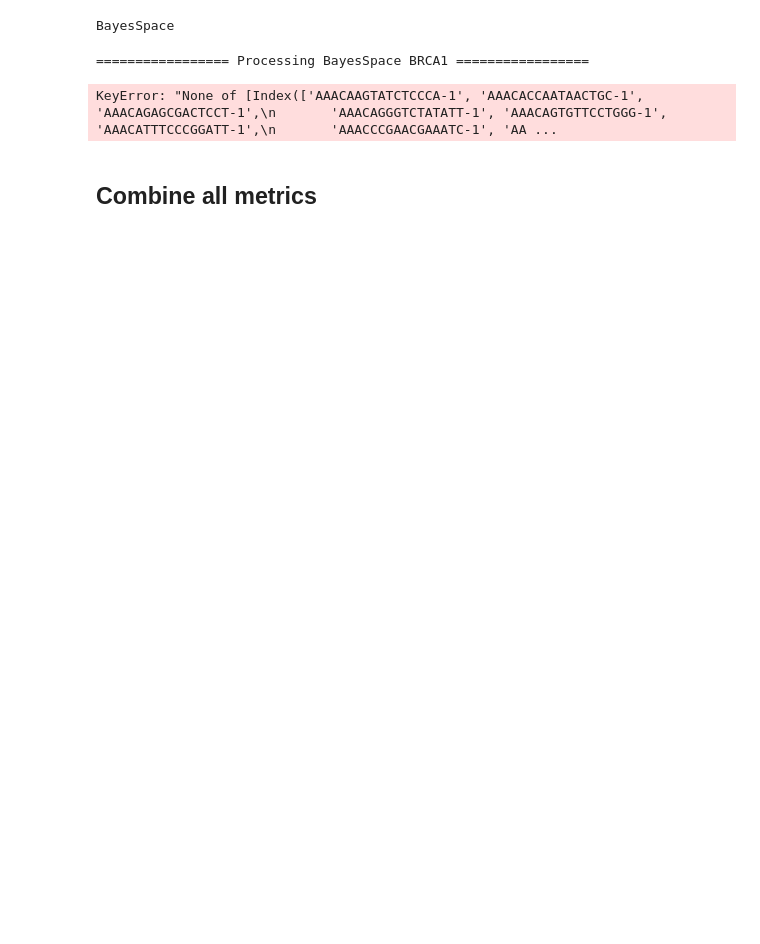
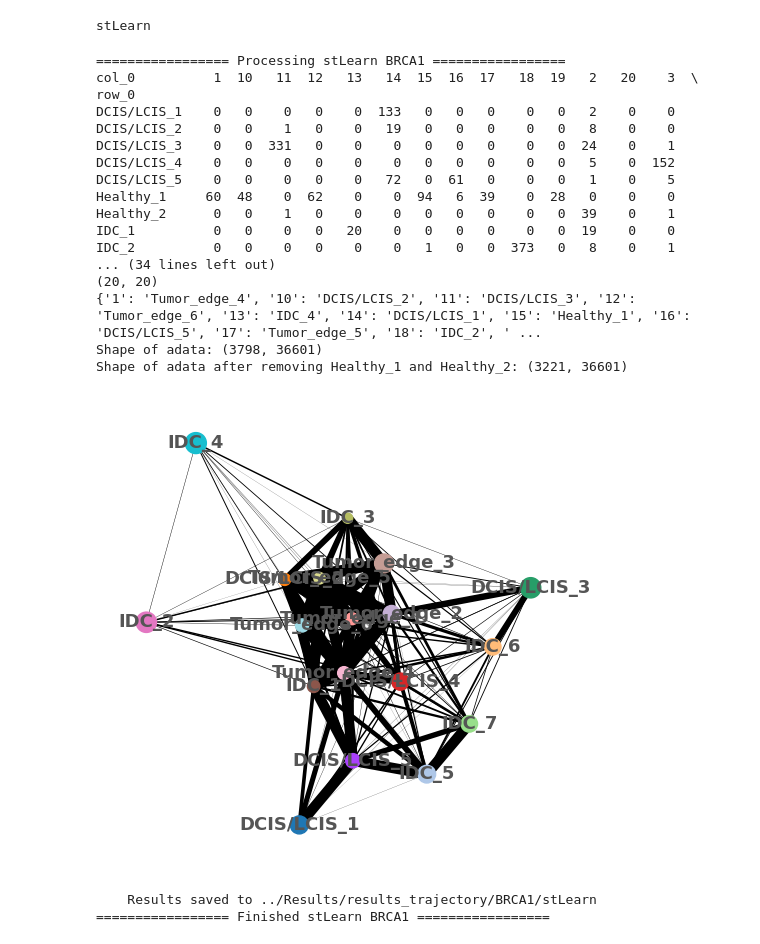
Before and after one commit to toan-ly/Spatial-Transcriptomics-Benchmark, a Jupyter notebook: Benchmark/BRCA1_trajectory.ipynb, the cells around one changed output. Drawn from its saved outputs; the diff is of its cells as text; code cells hidden in the pictures; blank space fills up the shorter version.

Commit message:
update benchmark trajectory

```diff
--- a/Benchmark/BRCA1_trajectory.ipynb
+++ b/Benchmark/BRCA1_trajectory.ipynb
@@ -12,14 +23,17 @@ warnings.filterwarnings('ignore')
 # %%
-method = 'BayesSpace'
-pred_key = 'spatial.cluster'
+method = 'stLearn'
+pred_key = pred_keys[method]
 dataset = 'BRCA1'
 
 data_folder = f'../data/{dataset}'
 input_dir = f'../Results/results_old/{dataset}/{method}'
-output_dir = f'../Results/results_new/{dataset}/{method}'
-os.makedirs(output_dir, exist_ok=True)
+out_path = f'../Results/results_trajectory/{dataset}/{method}'
+os.makedirs(out_path, exist_ok=True)
 
 file = input_dir
+section_id = 'V1_Human_Breast_Cancer_Block_A_Section_1'
+
+file_path = os.path.join(data_folder, section_id)
 print(method)
 # %% [output]
-BayesSpace
+stLearn
@@ -34,7 +73,7 @@ def process_adata(adata):
 
 def plot_trajectory(adata, out_path):
     fix, ax = plt.subplots(figsize=(6, 6))
-    sc.tl.paga(adata, groups='pred')
+    sc.tl.paga(adata, groups='labels')
     sc.pl.paga(
         adata,
         show=False,
@@ -61,47 +100,63 @@ def plot_trajectory(adata, out_path):
     plt.show()
 # %%
 print(f'================= Processing {method} {dataset} =================')
-out_path = output_dir
-os.makedirs(out_path, exist_ok=True)
-section_id = 'V1_Human_Breast_Cancer_Block_A_Section_1'
-
-file_path = os.path.join(data_folder, section_id)
 
 adata = sc.read_visium(file_path)
 adata.var_names_make_unique()
 metadata = pd.read_csv(file + '/cell_metadata.csv', index_col=0)
-gt_metadata = pd.read_csv(os.path.join(file_path, 'metadata.tsv'), sep='\t')
+gt_metadata = pd.read_csv(os.path.join(file_path, 'metadata.tsv'), sep='\t', index_col=0)
 
 adata.obs['gt'] = gt_metadata['fine_annot_type'].values
 adata = adata[~pd.isnull(adata.obs['gt'])]
 
 # Match adata and metadata
 # adata = adata[adata.obs.index.isin(metadata.index)]
+# metadata = metadata.loc[adata.obs.index]
+gt_metadata = gt_metadata.loc[adata.obs.index]
 
-# Sort metadata by index based on adata
-metadata = metadata.loc[adata.obs.index]
-gt_metadata = gt_metadata.loc[adata.obs.index]
+# metadata = metadata.set_index(['array_row', 'array_col'])
+# adata.obs = adata.obs.set_index(['array_row', 'array_col'])
+# metadata = metadata.loc[adata.obs.index]
 
 
 pred = metadata[pred_key].values
 if min(pred) == 0:
     pred += 1
 
 adata.obs['pred'] = pred.astype(str)
 adata.obs['gt'] = adata.obs['gt'].astype(str)
 
-# Remove labels corresponding to Healthy_1 and Healthy_2
-adata = adata[~adata.obs['pred'].isin(['6', '7'])]
+adata = assign_labels(adata)
+print('Shape of adata:', adata.shape)
 
-process_adata(adata)
+# Remove Healthy_1 and Healthy_2
+adata = adata[~adata.obs['labels'].isin(['Healthy_1', 'Healthy_2'])]
+print('Shape of adata after removing Healthy_1 and Healthy_2:', adata.shape)
+
+adata = process_adata(adata)
 plot_trajectory(adata, out_path)
 print(f'    Results saved to {out_path}')
 # break
 
 print(f'================= Finished {method} {dataset} =================')
-# print(df_metrics)
 # %% [output]
-================= Processing BayesSpace BRCA1 =================
+================= Processing stLearn BRCA1 =================
+col_0          1  10   11  12   13   14  15  16  17   18  19   2   20    3  \
+row_0
+DCIS/LCIS_1    0   0    0   0    0  133   0   0   0    0   0   2    0    0
+DCIS/LCIS_2    0   0    1   0    0   19   0   0   0    0   0   8    0    0
+DCIS/LCIS_3    0   0  331   0    0    0   0   0   0    0   0  24    0    1
+DCIS/LCIS_4    0   0    0   0    0    0   0   0   0    0   0   5    0  152
+DCIS/LCIS_5    0   0    0   0    0   72   0  61   0    0   0   1    0    5
+Healthy_1     60  48    0  62    0    0  94   6  39    0  28   0    0    0
+Healthy_2      0   0    1   0    0    0   0   0   0    0   0  39    0    1
+IDC_1          0   0    0   0   20    0   0   0   0    0   0  19    0    0
+IDC_2          0   0    0   0    0    0   1   0   0  373   0   8    0    1
+... (34 lines left out)
+(20, 20)
+{'1': 'Tumor_edge_4', '10': 'DCIS/LCIS_2', '11': 'DCIS/LCIS_3', '12': 'Tumor_edge_6', '13': 'IDC_4', '14': 'DCIS/LCIS_1', '15': 'Healthy_1', '16': 'DCIS/LCIS_5', '17': 'Tumor_edge_5', '18': 'IDC_2', ' ...
+Shape of adata: (3798, 36601)
+Shape of adata after removing Healthy_1 and Healthy_2: (3221, 36601)
+[figure, added]
-KeyError: "None of [Index(['AAACAAGTATCTCCCA-1', 'AAACACCAATAACTGC-1', 'AAACAGAGCGACTCCT-1',\n       'AAACAGGGTCTATATT-1', 'AAACAGTGTTCCTGGG-1', 'AAACATTTCCCGGATT-1',\n       'AAACCCGAACGAAATC-1', 'AA ...
+    Results saved to ../Results/results_trajectory/BRCA1/stLearn
+================= Finished stLearn BRCA1 =================
-# %% [markdown]
-## Combine all metrics
```
Also changed, not shown: parts of 4 cells of this notebook.
